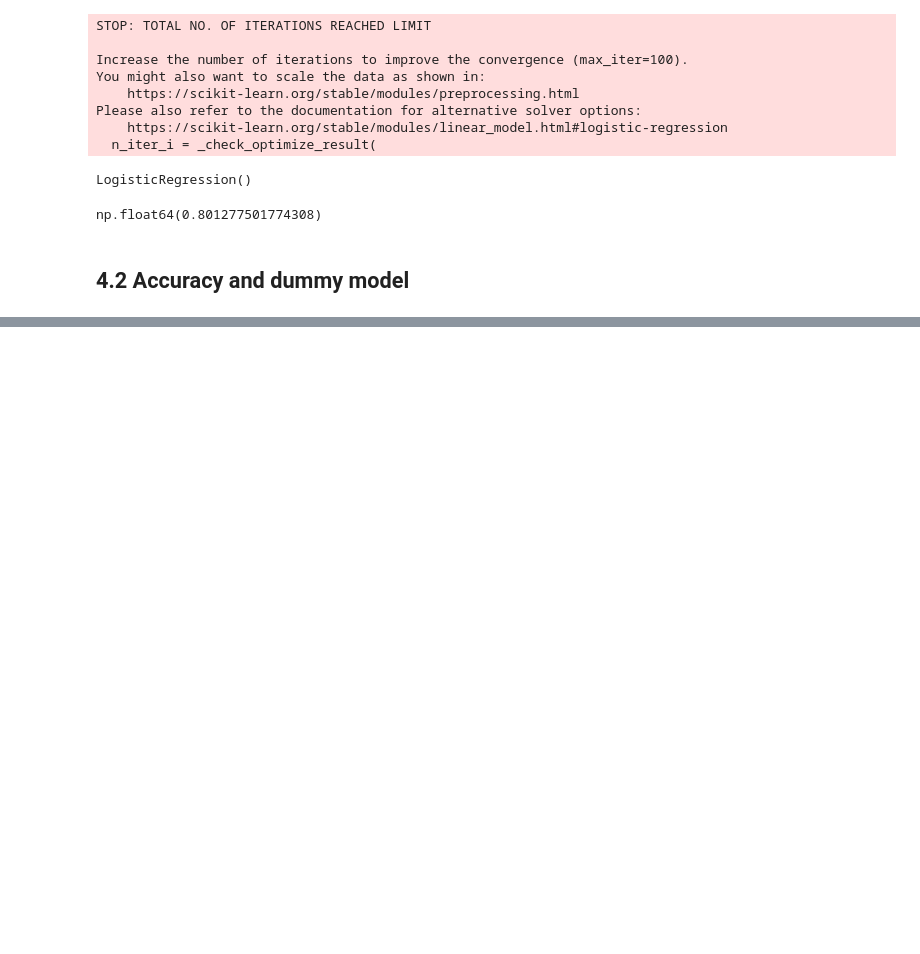
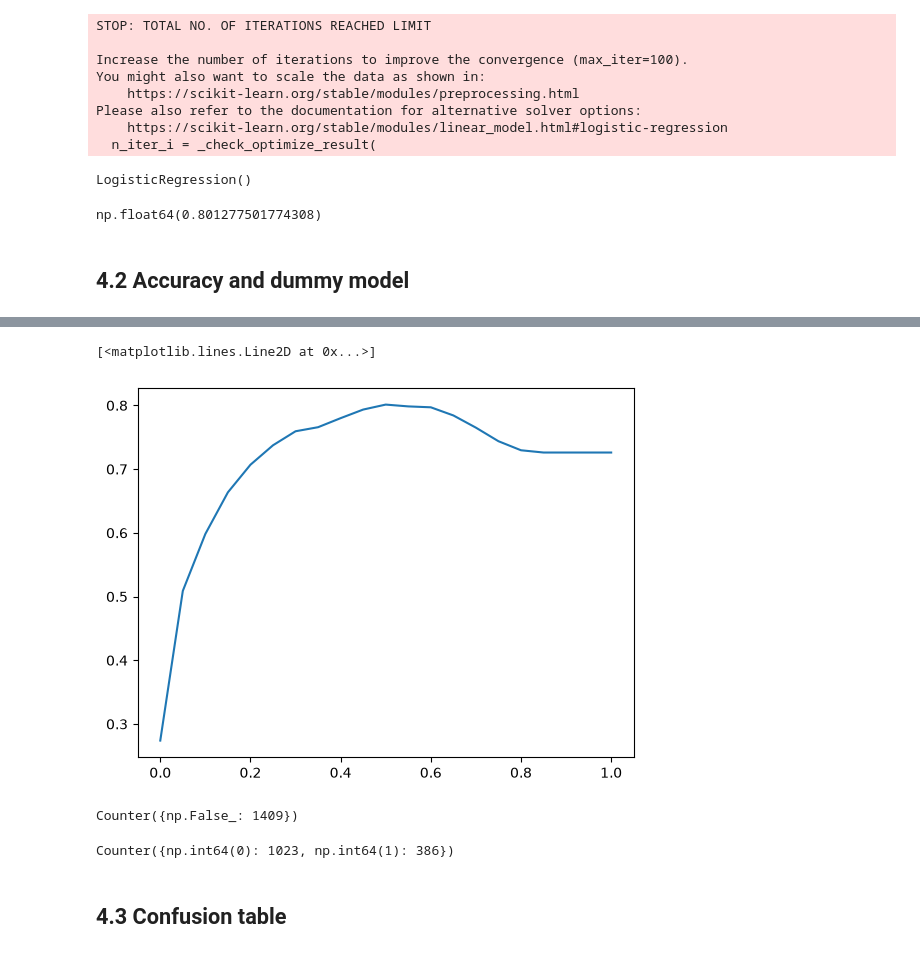
Before and after one commit to orange4433/machine-learning-zoomcamp-homework, a Jupyter notebook: 04-evaluation/notes.ipynb, the cells around one changed output, grey strips where cells are left out. Drawn from its saved outputs; the diff is of its cells as text; code cells hidden in the pictures; blank space fills up the shorter version.

```diff
--- a/04-evaluation/notes.ipynb
+++ b/04-evaluation/notes.ipynb
@@ -83,3 +62,24 @@ categorical = [
+# %%
+numerical = ['tenure', 'monthlycharges', 'totalcharges']
+
+categorical = [
+    'gender',
+    'seniorcitizen',
+    'partner',
+    'dependents',
+    'phoneservice',
+    'multiplelines',
+    'internetservice',
+    'onlinesecurity',
+    'onlinebackup',
+    'deviceprotection',
+    'techsupport',
+    'streamingtv',
+    'streamingmovies',
+    'contract',
+    'paperlessbilling',
+    'paymentmethod',
+]
 # %%
 
 dv = DictVectorizer(sparse=False)
@@ -113,0 +132,7 @@ np.float64(0.801277501774308)
+# %%
+thresholds = np.linspace(0,1,21)
+scores = []
+for t in thresholds:
+    score = accuracy_score(y_val,y_pred >= t)
+    print('%.2f %.3f' % (t,score))
+    scores.append(score)
@@ -113,0 +157,5 @@ np.float64(0.801277501774308)
+# %%
+plt.plot(thresholds,scores)
+# %% [output]
+[<matplotlib.lines.Line2D at 0x...>]
+[figure, added]
@@ -113,0 +164,10 @@ np.float64(0.801277501774308)
+# %%
+Counter(y_pred >= 1.0)
+# %% [output]
+Counter({np.False_: 1409})
+# %%
+Counter(y_val)
+# %% [output]
+Counter({np.int64(0): 1023, np.int64(1): 386})
+# %% [markdown]
+## 4.3 Confusion table
```
Also changed, not shown: parts of 77 cells of this notebook.
